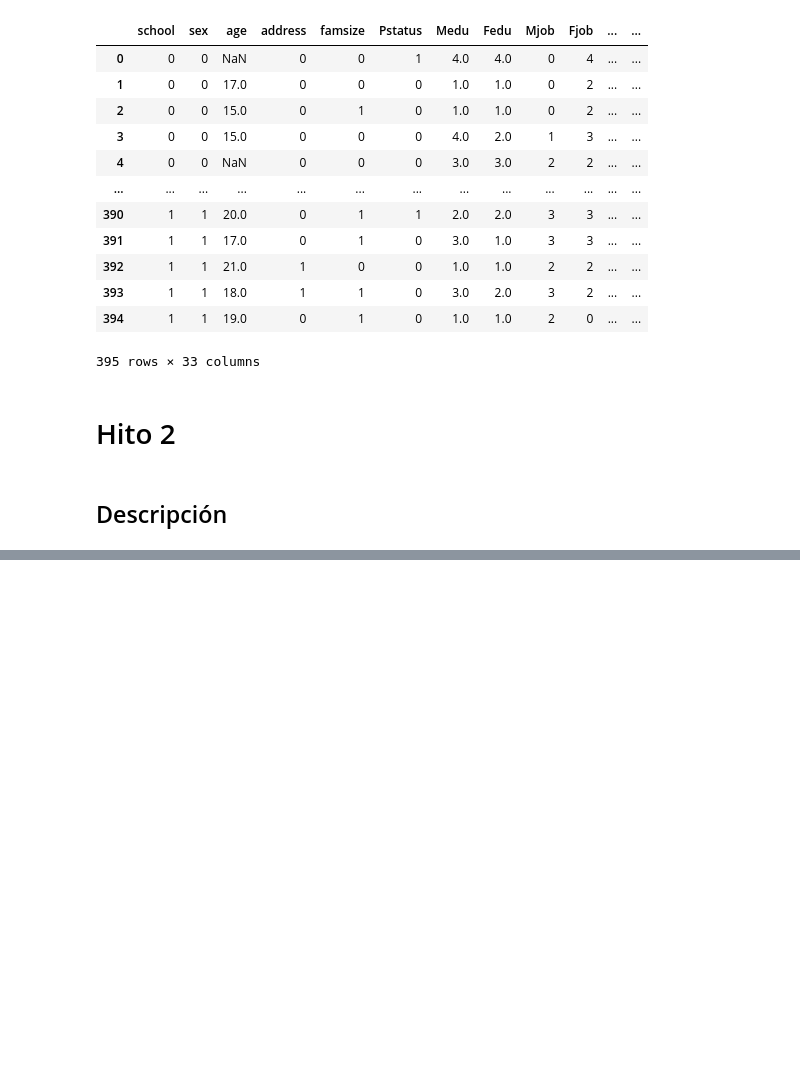
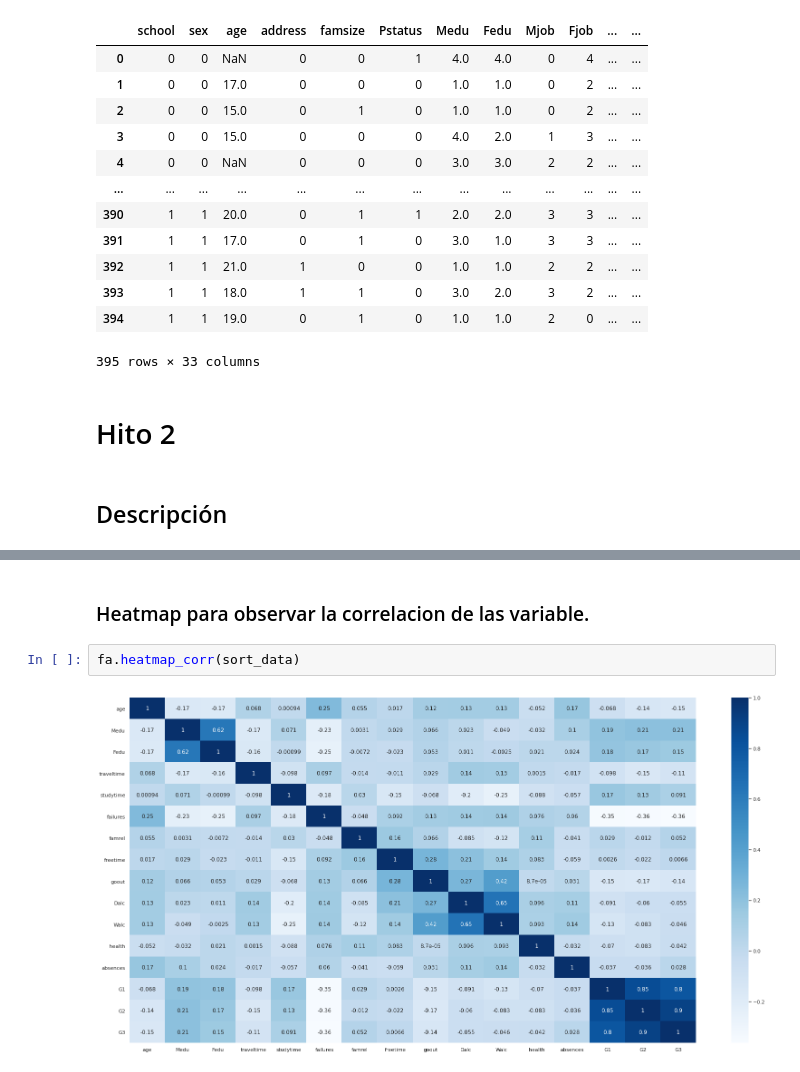
Before and after one commit to DrPantufla/data_science, a Jupyter notebook: Prueba Machine Learning/Prueba 2(sebastian_rebolledo).ipynb, the cells around one changed output, grey strips where cells are left out. Cells and saved outputs as stored; diff of their text form; blank space fills up the shorter version.

```diff
--- a/Prueba Machine Learning/Prueba 2(sebastian_rebolledo).ipynb
+++ b/Prueba Machine Learning/Prueba 2(sebastian_rebolledo).ipynb
@@ -526,0 +599,6 @@ sort_data
+# %% [markdown]
+### Heatmap para observar la correlacion de las variable.
+# %%
+fa.heatmap_corr(sort_data)
+# %% [output]
+[figure, added]
```
Also changed, not shown: parts of 17 cells of this notebook, 2 other files.
